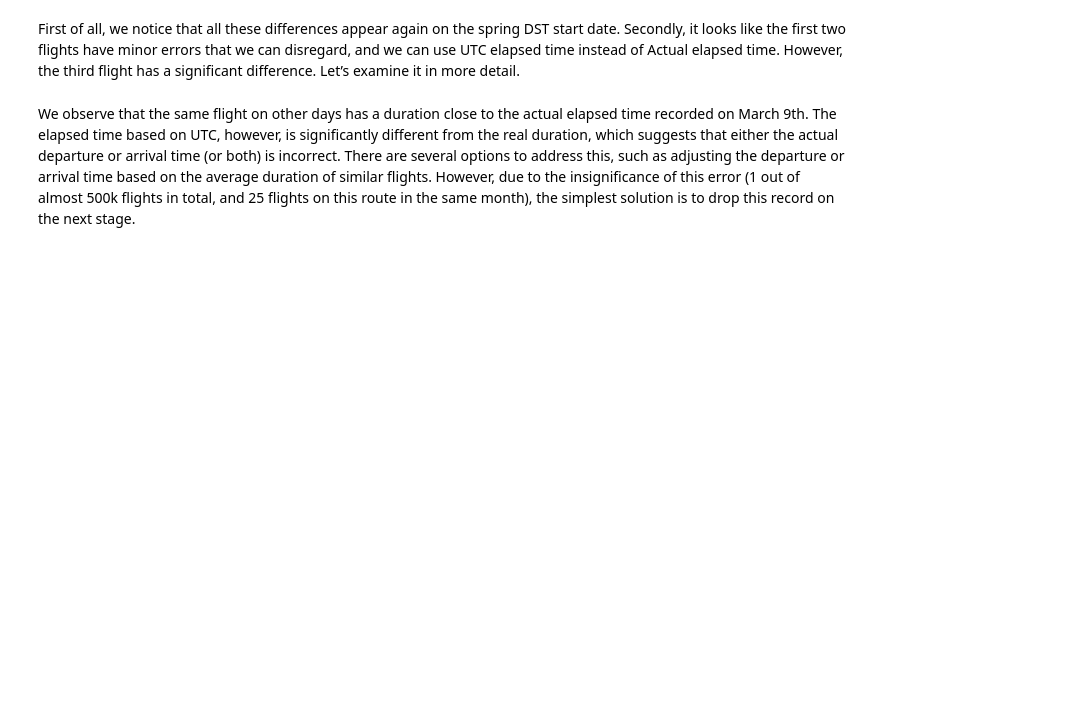
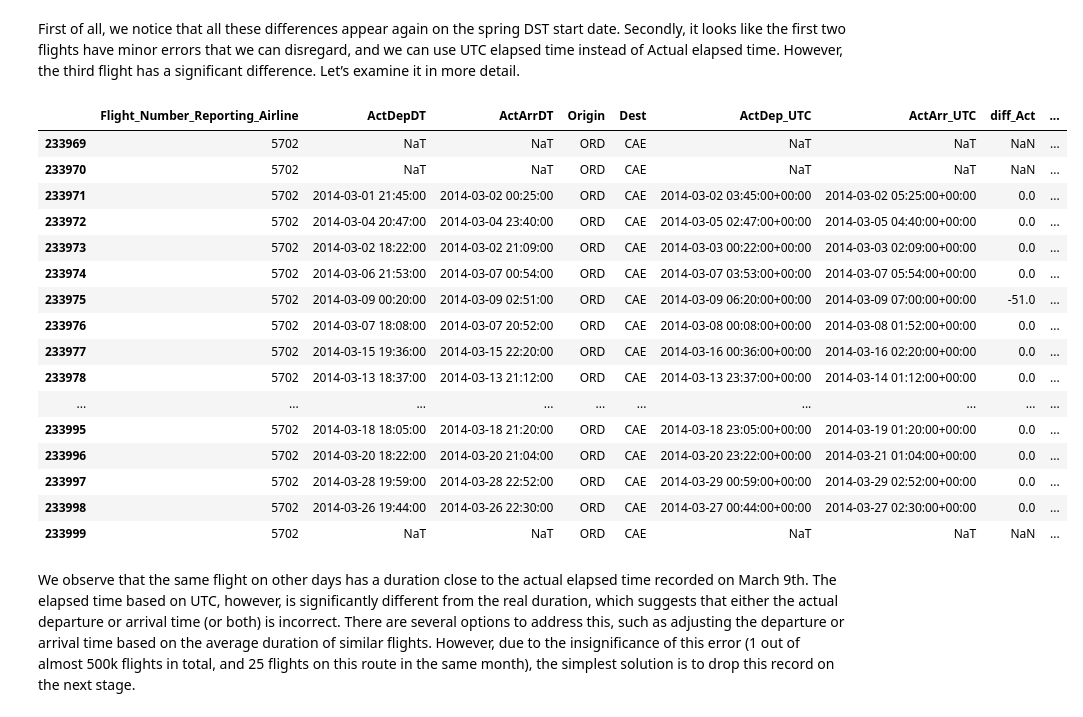
Before and after one commit to kholodov-a/Springboard_repo, a Jupyter notebook: CS2-flights-delay-REPO/notebooks/Data Wrangling.ipynb, the cells around one changed output. Saved outputs shown, nothing was run; the diff lists cells and outputs as text; code cells hidden in the pictures; blank space fills up the shorter version.

```diff
--- a/CS2-flights-delay-REPO/notebooks/Data Wrangling.ipynb
+++ b/CS2-flights-delay-REPO/notebooks/Data Wrangling.ipynb
@@ -1308,15 +1279,19 @@ def convert_to_UTC(df, dt_field, IATA_code_field):
              .astimezone(tz.UTC) for _, row in df.iterrows()]
 # %%
 # Getting UTC timezone for scheduled (CRS) departure and arrival times
-flights['CRSDep_UTC'] = convert_to_UTC(flights, 'CRSDepTime', 'Origin')
-flights['CRSArr_UTC'] = convert_to_UTC(flights, 'CRSArrTime', 'Dest')
+flights['CRSDep_UTC'] = convert_to_UTC(flights, 'CRSDepDT', 'Origin')
+flights['CRSArr_UTC'] = convert_to_UTC(flights, 'CRSArrDT', 'Dest')
 
 # We have to filter for non-NA values because astimezone doesn't work wiht NaN/NaT
-nonNA_Dep = ~flights['ActDepTime'].isna()
-flights.loc[nonNA_Dep, 'ActDep_UTC'] = convert_to_UTC(flights[nonNA_Dep], 'ActDepTime', 'Origin')
+nonNA_Dep = ~flights['ActDepDT'].isna()
+flights['ActDep_UTC'] = pd.NaT
+flights['ActDep_UTC'] = flights['ActDep_UTC'].dt.tz_localize(tz.UTC)
+flights.loc[nonNA_Dep, 'ActDep_UTC'] = convert_to_UTC(flights[nonNA_Dep], 'ActDepDT', 'Origin')
 
 # We have to filter for non-NA values because astimezone doesn't work wiht NaN/NaT
-nonNA_Arr = ~flights['ActArrTime'].isna()
-flights.loc[nonNA_Arr, 'ActArr_UTC'] = convert_to_UTC(flights[nonNA_Arr], 'ActArrTime', 'Dest')
+nonNA_Arr = ~flights['ActArrDT'].isna()
+flights['ActArr_UTC'] = pd.NaT
+flights['ActArr_UTC'] = flights['ActArr_UTC'].dt.tz_localize(tz.UTC)
+flights.loc[nonNA_Arr, 'ActArr_UTC'] = convert_to_UTC(flights[nonNA_Arr], 'ActArrDT', 'Dest')
 # %%
 # Check CRS
@@ -1467,13 +1677,14 @@ All these flights departured before the transition to DST and arrived after it.
 # %%
-other = flights[(flights['diff_Act'] > -60) & (flights['diff_Act'] < 10) & (flights['diff_Act'] != 0)]
-print(len(other))
-other[['Flight_Number_Reporting_Airline',
-       'ActDepTime',
-       'ActArrTime',
+fields_to_check = ['Flight_Number_Reporting_Airline',
+       'ActDepDT',
+       'ActArrDT',
        'Origin',
        'Dest',
        'ActDep_UTC',
        'ActArr_UTC',
        'diff_Act',
        'ActualElapsedTime',
-       'UTCElapsedTime_Act']].T
+       'UTCElapsedTime_Act']
+other = flights[(flights['diff_Act'] > -60) & (flights['diff_Act'] < 10) & (flights['diff_Act'] != 0)]
+print(len(other))
+other[fields_to_check].T
@@ -1482,17 +1706,25 @@ First of all, we notice that all these differences appear again on the spring DS
 Secondly, it looks like the first two flights have minor errors that we can disregard, and we can use UTC elapsed time instead of Actual elapsed time. However, the third flight has a significant difference. Let’s examine it in more detail.
 # %%
 flights[(flights['Flight_Number_Reporting_Airline'] == 5702) &\
-        (flights['Origin'] == 'ORD') &\
-        (flights['Dest'] == 'CAE')] [['Flight_Number_Reporting_Airline',
-       'ActDepTime',
-       'ActArrTime',
-       'Origin',
-       'Dest',
-       'ActDep_UTC',
-       'ActArr_UTC',
-       'diff_Act',
-       'ActualElapsedTime',
-       'UTCElapsedTime_Act']]
+        (flights['Origin'] == 'ORD') & (flights['Dest'] == 'CAE')] [fields_to_check]
+# %% [output]
+|  | Flight_Number_Reporting_Airline | ActDepDT | ActArrDT | Origin | Dest | ActDep_UTC | ActArr_UTC | diff_Act | ... |
+| 233969 | 5702 | NaT | NaT | ORD | CAE | NaT | NaT | NaN | ... |
+| 233970 | 5702 | NaT | NaT | ORD | CAE | NaT | NaT | NaN | ... |
+| 233971 | 5702 | 2014-03-01 21:45:00 | 2014-03-02 00:25:00 | ORD | CAE | 2014-03-02 03:45:00+00:00 | 2014-03-02 05:25:00+00:00 | 0.0 | ... |
+| 233972 | 5702 | 2014-03-04 20:47:00 | 2014-03-04 23:40:00 | ORD | CAE | 2014-03-05 02:47:00+00:00 | 2014-03-05 04:40:00+00:00 | 0.0 | ... |
+| 233973 | 5702 | 2014-03-02 18:22:00 | 2014-03-02 21:09:00 | ORD | CAE | 2014-03-03 00:22:00+00:00 | 2014-03-03 02:09:00+00:00 | 0.0 | ... |
+| 233974 | 5702 | 2014-03-06 21:53:00 | 2014-03-07 00:54:00 | ORD | CAE | 2014-03-07 03:53:00+00:00 | 2014-03-07 05:54:00+00:00 | 0.0 | ... |
+| 233975 | 5702 | 2014-03-09 00:20:00 | 2014-03-09 02:51:00 | ORD | CAE | 2014-03-09 06:20:00+00:00 | 2014-03-09 07:00:00+00:00 | -51.0 | ... |
+| 233976 | 5702 | 2014-03-07 18:08:00 | 2014-03-07 20:52:00 | ORD | CAE | 2014-03-08 00:08:00+00:00 | 2014-03-08 01:52:00+00:00 | 0.0 | ... |
+| 233977 | 5702 | 2014-03-15 19:36:00 | 2014-03-15 22:20:00 | ORD | CAE | 2014-03-16 00:36:00+00:00 | 2014-03-16 02:20:00+00:00 | 0.0 | ... |
+| 233978 | 5702 | 2014-03-13 18:37:00 | 2014-03-13 21:12:00 | ORD | CAE | 2014-03-13 23:37:00+00:00 | 2014-03-14 01:12:00+00:00 | 0.0 | ... |
+| ... | ... | ... | ... | ... | ... | ... | ... | ... | ... |
+| 233995 | 5702 | 2014-03-18 18:05:00 | 2014-03-18 21:20:00 | ORD | CAE | 2014-03-18 23:05:00+00:00 | 2014-03-19 01:20:00+00:00 | 0.0 | ... |
+| 233996 | 5702 | 2014-03-20 18:22:00 | 2014-03-20 21:04:00 | ORD | CAE | 2014-03-20 23:22:00+00:00 | 2014-03-21 01:04:00+00:00 | 0.0 | ... |
+| 233997 | 5702 | 2014-03-28 19:59:00 | 2014-03-28 22:52:00 | ORD | CAE | 2014-03-29 00:59:00+00:00 | 2014-03-29 02:52:00+00:00 | 0.0 | ... |
+| 233998 | 5702 | 2014-03-26 19:44:00 | 2014-03-26 22:30:00 | ORD | CAE | 2014-03-27 00:44:00+00:00 | 2014-03-27 02:30:00+00:00 | 0.0 | ... |
+| 233999 | 5702 | NaT | NaT | ORD | CAE | NaT | NaT | NaN | ... |
 # %% [markdown]
 We observe that the same flight on other days has a duration close to the actual elapsed time recorded on March 9th. The elapsed time based on UTC, however, is significantly different from the real duration, which suggests that either the actual departure or arrival time (or both) is incorrect. There are several options to address this, such as adjusting the departure or arrival time based on the average duration of similar flights. However, due to the insignificance of this error (1 out of almost 500k flights in total, and 25 flights on this route in the same month), the simplest solution is to drop this record on the next stage.
 # %% [markdown]
```
Also changed, not shown: parts of 48 cells of this notebook.
